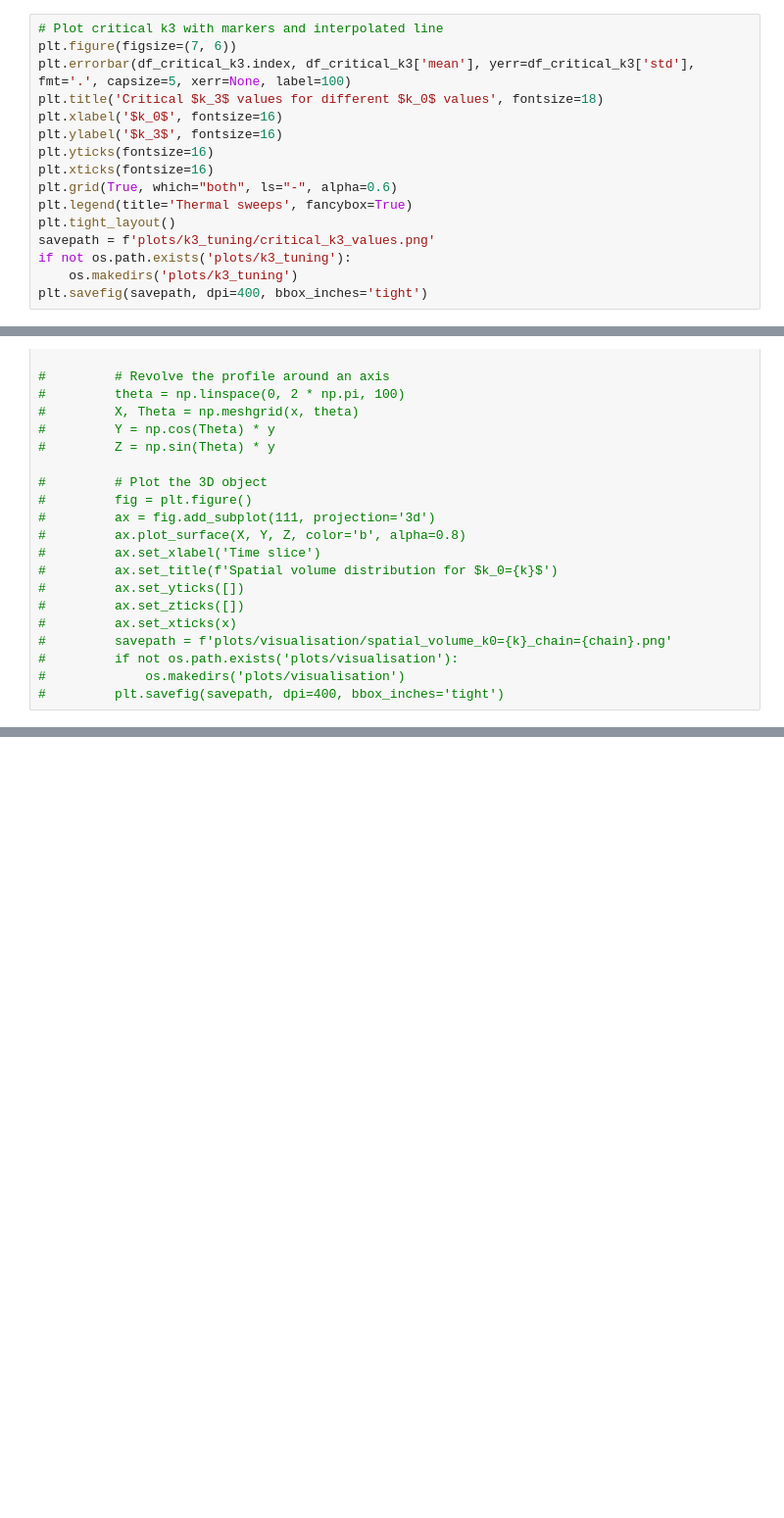
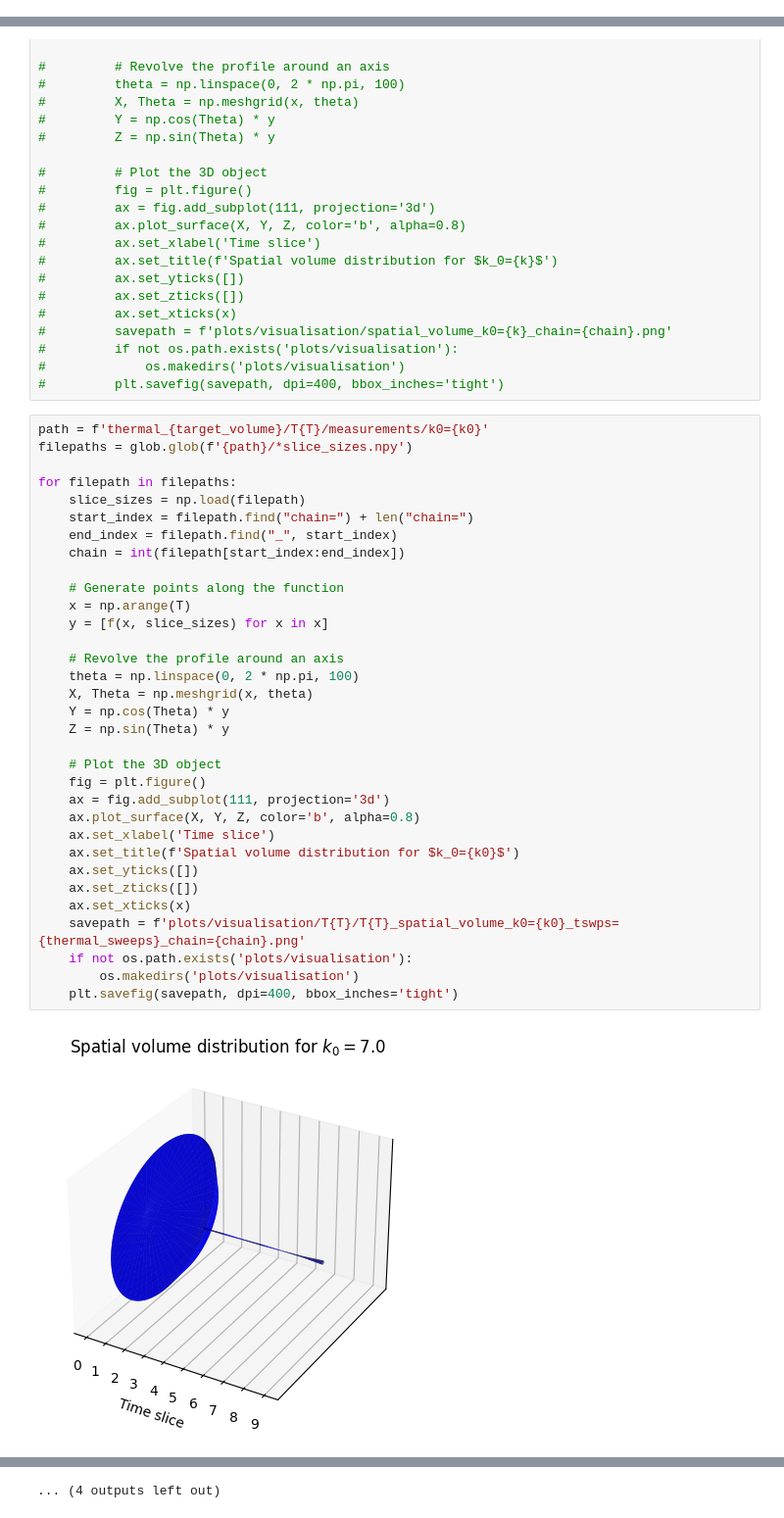
Before and after one commit to sedadenboer/CDT, a Jupyter notebook: src/2+1/experiments/analysis_main.ipynb, the cells around one changed output, grey strips where cells are left out. Shown at 98% size. Drawn from its saved outputs; the diff is of its cells as text; blank space fills up the shorter version.

```diff
--- a/src/2+1/experiments/analysis_main.ipynb
+++ b/src/2+1/experiments/analysis_main.ipynb
@@ -68,16 +34,0 @@ df_critical_k3
-# %%
-# Plot critical k3 with markers and interpolated line
-plt.figure(figsize=(7, 6))
-plt.errorbar(df_critical_k3.index, df_critical_k3['mean'], yerr=df_critical_k3['std'], fmt='.', capsize=5, xerr=None, label=100)
-plt.title('Critical $k_3$ values for different $k_0$ values', fontsize=18)
-plt.xlabel('$k_0$', fontsize=16)
-plt.ylabel('$k_3$', fontsize=16)
-plt.yticks(fontsize=16)
-plt.xticks(fontsize=16)
-plt.grid(True, which="both", ls="-", alpha=0.6)
-plt.legend(title='Thermal sweeps', fancybox=True)
-plt.tight_layout()
-savepath = f'plots/k3_tuning/critical_k3_values.png'
-if not os.path.exists('plots/k3_tuning'):
-    os.makedirs('plots/k3_tuning')
-plt.savefig(savepath, dpi=400, bbox_inches='tight')
@@ -199,3 +148,38 @@ def f(x, data):
 #         if not os.path.exists('plots/visualisation'):
 #             os.makedirs('plots/visualisation')
 #         plt.savefig(savepath, dpi=400, bbox_inches='tight')
+# %%
+path = f'thermal_{target_volume}/T{T}/measurements/k0={k0}'
+filepaths = glob.glob(f'{path}/*slice_sizes.npy')
+
+for filepath in filepaths:
+    slice_sizes = np.load(filepath)
+    start_index = filepath.find("chain=") + len("chain=")
+    end_index = filepath.find("_", start_index)
+    chain = int(filepath[start_index:end_index])
+
+    # Generate points along the function
+    x = np.arange(T)
+    y = [f(x, slice_sizes) for x in x]
+
+    # Revolve the profile around an axis
+    theta = np.linspace(0, 2 * np.pi, 100)
+    X, Theta = np.meshgrid(x, theta)
+    Y = np.cos(Theta) * y
+    Z = np.sin(Theta) * y
+
+    # Plot the 3D object
+    fig = plt.figure()
+    ax = fig.add_subplot(111, projection='3d')
+    ax.plot_surface(X, Y, Z, color='b', alpha=0.8)
+    ax.set_xlabel('Time slice')
+    ax.set_title(f'Spatial volume distribution for $k_0={k0}$')
+    ax.set_yticks([])
+    ax.set_zticks([])
+    ax.set_xticks(x)
+    savepath = f'plots/visualisation/T{T}/T{T}_spatial_volume_k0={k0}_tswps={thermal_sweeps}_chain={chain}.png'
+    if not os.path.exists('plots/visualisation'):
+        os.makedirs('plots/visualisation')
+    plt.savefig(savepath, dpi=400, bbox_inches='tight')
+# %% [output]
+[figure, added]
@@ -202 +197,2 @@ def f(x, data):
+... (4 outputs left out)
 # %%
```
Also changed, not shown: parts of 9 cells of this notebook, 1 other file.
